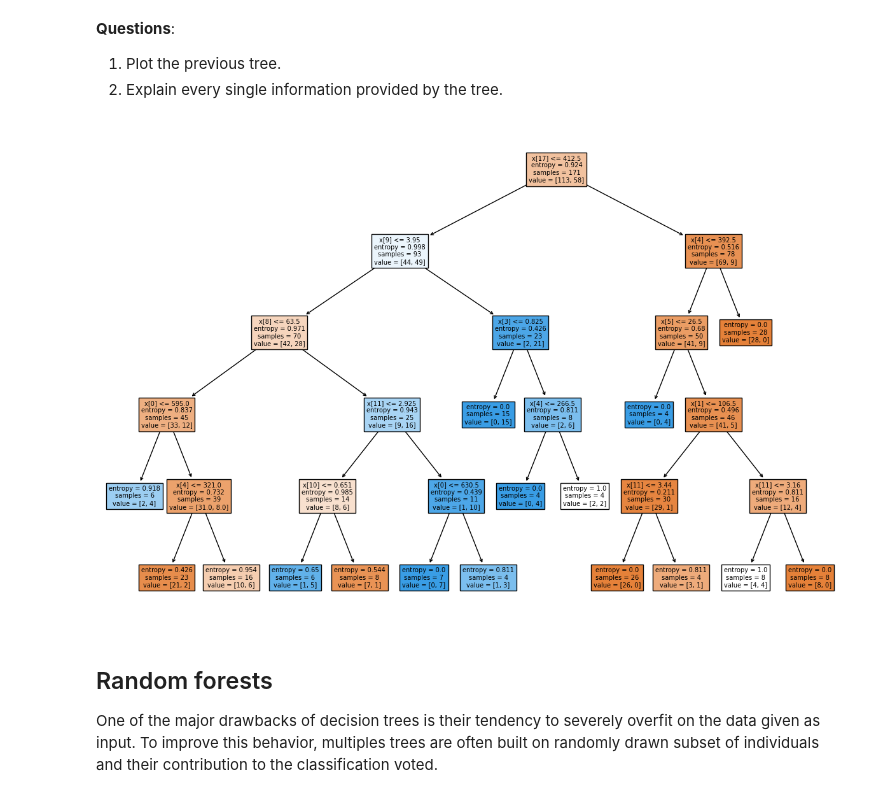
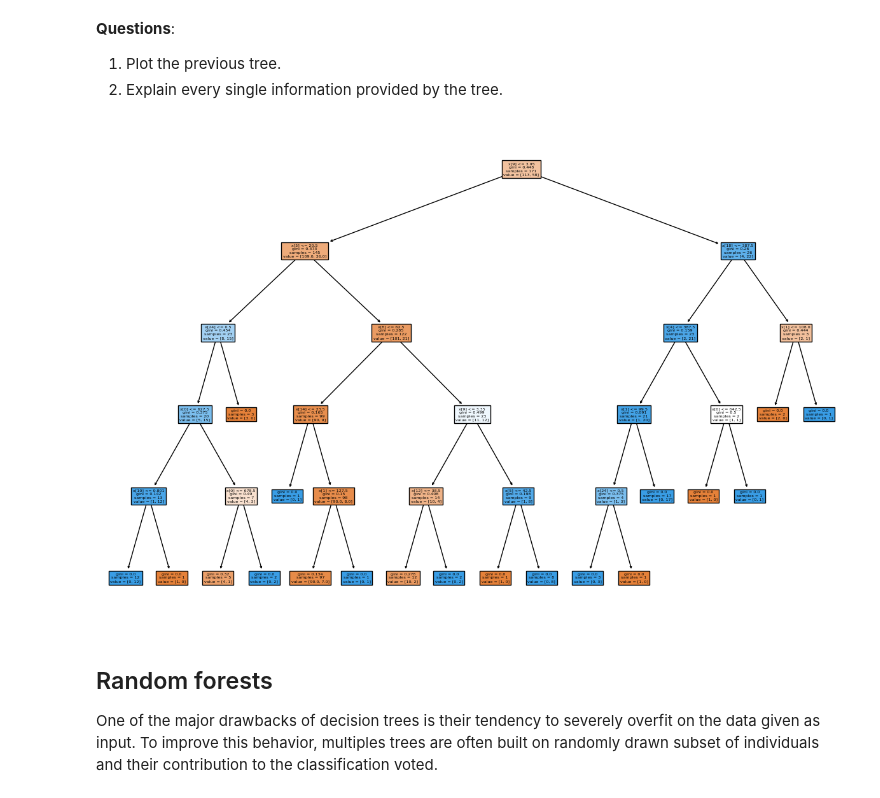
Before and after one commit to ustaN26/ApprentissageSupervise, a Jupyter notebook: lab7/classification_trees.ipynb, the cells around one changed output. Drawn from its saved outputs; the diff is of its cells as text; code cells hidden in the pictures.

```diff
--- a/lab7/classification_trees.ipynb
+++ b/lab7/classification_trees.ipynb
@@ -13,6 +21,6 @@ df = pd.read_csv(r"C:\Users\louka\OneDrive\Bureau\math comp 2\Githup du cours\pr
 # %%
-qualitative_vars = ["Ranged"]
-target_vars = ["isTop","isJgl","isMid","isBot","isSup","Class"]
+qualitative_vars = ["Ranged","Class"]
+target_vars = ["isTop","isJgl","isMid","isBot","isSup"]
 quantitative_vars = [col for col in df.columns if col not in qualitative_vars + target_vars + ["Name"]]
 print(qualitative_vars)
 print(quantitative_vars)
@@ -20,5 +28,11 @@ print(target_vars)
 
 X_quantitative=df[quantitative_vars]
 X_qualitative=df[qualitative_vars]
-X_tot = df[qualitative_vars+quantitative_vars+["Class"]]
+
+X = pd.get_dummies(df, columns=['Class'],dtype=int)
+
+columns_to_drop = ["isTop","isJgl","isMid","isBot","isSup","Name"]
+X = X.drop(columns=columns_to_drop)
+
+print(X)
 # %% [output]
@@ -47,10 +75,10 @@ from sklearn.metrics import classification_report
 treee = tree.DecisionTreeClassifier()
 
 print("======= Training")
-treee.fit(X_quantitative, y)
+treee.fit(X, y)
 
 print("======= Prediction")
-predictions = treee.predict(X_quantitative)
+predictions = treee.predict(X)
 
 print("======= Results")
 print(classification_report(y, predictions))
@@ -68,13 +96,13 @@ print(classification_report(y, predictions))
 weighted avg       1.00      1.00      1.00       171
 # %%
 from sklearn.metrics import accuracy_score
-
-kf = KFold(n_splits=10)
+from sklearn.model_selection import KFold
+kf = KFold(n_splits=5)
 
 accuracy=[]
 
-for train_index, test_index in kf.split(X_quantitative.values):
-    X_train, X_test = X_quantitative.values[train_index], X_quantitative.values[test_index]
+for train_index, test_index in kf.split(X.values):
+    X_train, X_test = X.values[train_index], X.values[test_index]
     y_train, y_test = y[train_index], y[test_index]
 
     # Entraînement du modèle
@@ -122,19 +150,19 @@ param_grid = {
 
 # Recherche des meilleurs hyperparamètres avec validation croisée
 grid_search = GridSearchCV(estimator=treee, param_grid=param_grid, cv=5)
-grid_search.fit(X_quantitative, y)
+grid_search.fit(X, y)
 
 # Affichage des meilleurs hyperparamètres et du meilleur score
 print("Meilleurs hyperparamètres trouvés:")
 print(grid_search.best_params_)
 print("Meilleur score sur la validation croisée:")
 print(grid_search.best_score_)
-#7,4,3
-#1,4,6
-#10,4,6 , 0.800
-#17,4,6, 0.800
-#12,4,5 , 0.795
-#9,4,2 , 0.800
-#12,4,3 , 0.800
+#gini, 7, 1,2, 0.7890
+#entropy , 7, 4, 3, 0.7773
+#entropy, 2, 1,2, 0.7717
+#gini, 8, 1, 3, 0.7831
+#entropy, 2, 1, 2, 0.7717
+# gini, 7, 1, 7, 0.
+# entropy, 7, 3, 6, 0.7774
 # %% [output]
 Meilleurs hyperparamètres trouvés:
@@ -205,13 +233,13 @@ Trees can be represented using the `tree.plot_tree` function.
 # %%
 from sklearn.tree import DecisionTreeClassifier, plot_tree
 
-treee=tree.DecisionTreeClassifier(max_depth=5, criterion='entropy', min_samples_leaf= 4, min_samples_split=2)
-treee.fit(X_quantitative, y)
+treee=tree.DecisionTreeClassifier(max_depth=5, criterion='gini', min_samples_leaf= 1, min_samples_split=2)
+treee.fit(X, y)
 plt.figure(figsize=(15, 10))
 plot_tree(treee, filled=True)
 plt.show()
 # %% [output]
-[figure, old version]
+[figure, new version]
 # %% [markdown]
 ## Random forests
 One of the major drawbacks of decision trees is their tendency to severely overfit on the data given as input. To improve this behavior, multiples trees are often built on randomly drawn subset of individuals and their contribution to the classification voted.
```
Also changed, not shown: parts of 8 cells of this notebook, 1 other file.
